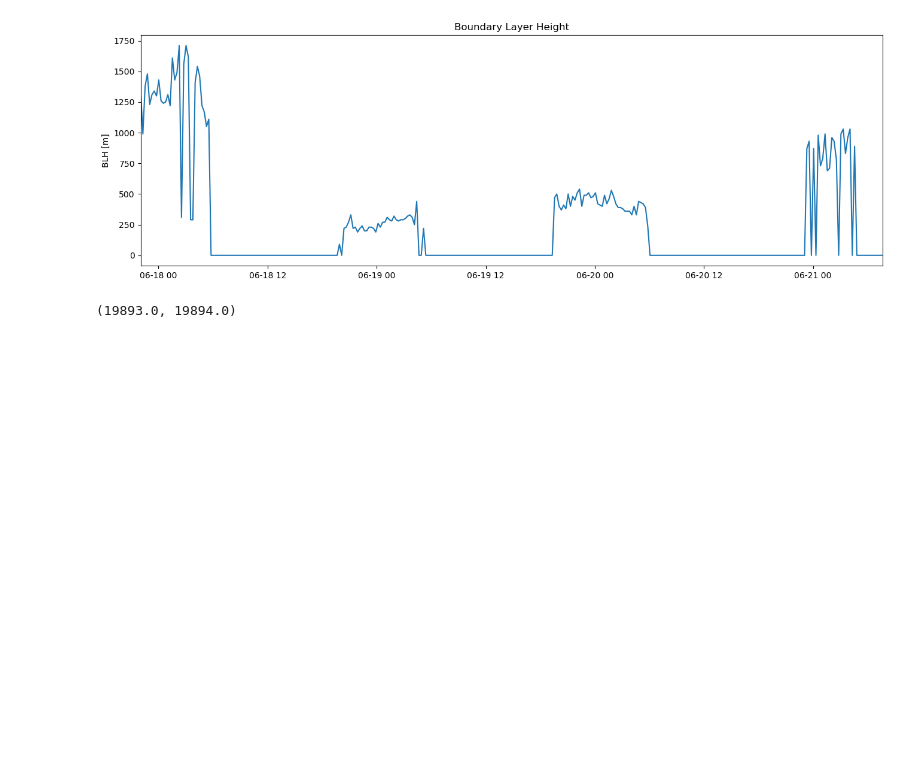
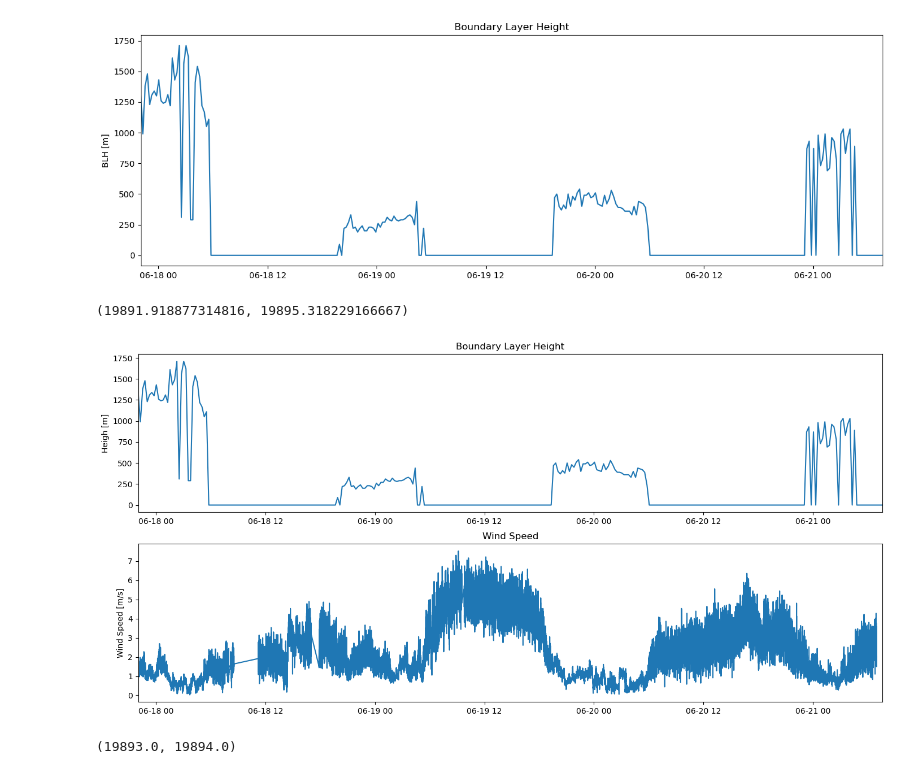
Before and after one commit to nefelita/Fieldwork, a Jupyter notebook: Nef.ipynb, the cells around one changed output. Saved outputs shown, nothing was run; the diff lists cells and outputs as text; code cells hidden in the pictures; blank space fills up the shorter version.

Commit message:
added blh total plot

```diff
--- a/Nef.ipynb
+++ b/Nef.ipynb
@@ -246,6 +246,24 @@ plt.ylabel('BLH [m]')
 # %% [output]
 Text(0, 0.5, 'BLH [m]')
 [figure]
+# %%
+fig,(ax1,ax2) = plt.subplots(2,1,figsize=(17,8))
+
+ax1.plot(BLH.time, BLH.BLH)
+ax1.set_title('Boundary Layer Height')
+ax1.set_ylabel('Heigh [m]')
+ax1.set_xlim(pd.Timestamp("2024-06-17T22:03:11.000000000"), pd.Timestamp("2024-06-21T07:38:15.000000000"))
+
+
+MET_19= MET.sel(time = indexer_19)
+
+ax2.plot(MET.time, MET.Surf_WS/3.6)
+ax2.set_title('Wind Speed')
+ax2.set_ylabel('Wind Speed [m/s]')
+ax2.set_xlim(pd.Timestamp("2024-06-17T22:03:11.000000000"), pd.Timestamp("2024-06-21T07:38:15.000000000"))
+# %% [output]
+(19891.918877314816, 19895.318229166667)
+[figure, added]
 # %%
 fig,(ax1,ax2) = plt.subplots(2,1,figsize=(17,8))
 
```
